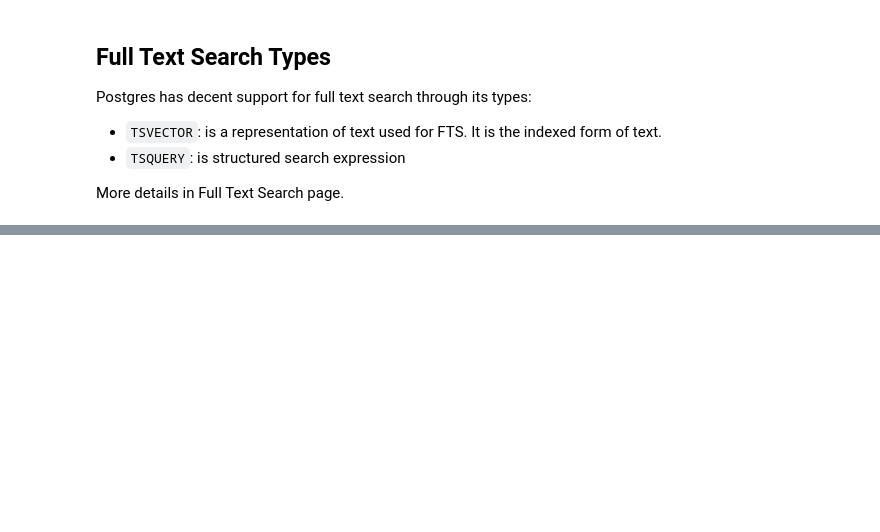
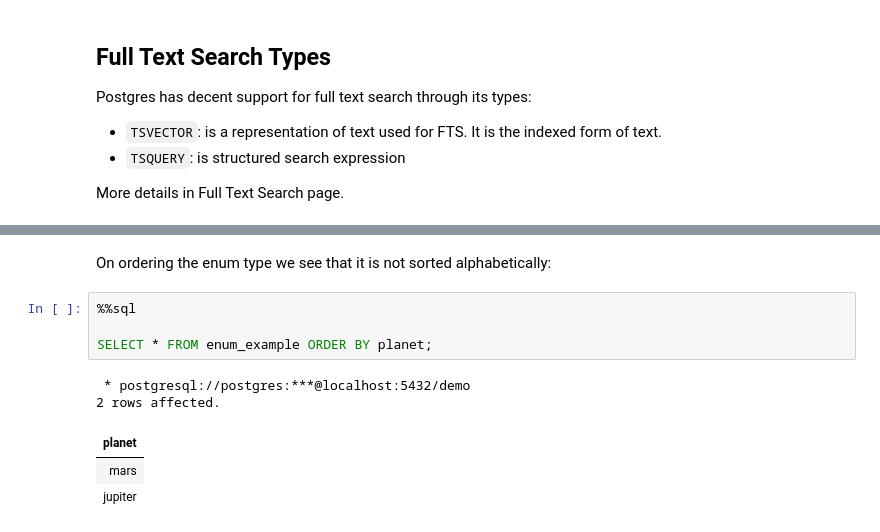
Before and after one commit to anjumsalman/jupyter-notebooks, a Jupyter notebook: Database/Postgres/Data Types.ipynb, the cells around one changed output, grey strips where cells are left out. Saved outputs shown, nothing was run; the diff lists cells and outputs as text; blank space fills up the shorter version.

```diff
--- a/Database/Postgres/Data Types.ipynb
+++ b/Database/Postgres/Data Types.ipynb
@@ -490,0 +521,12 @@ More details in Full Text Search page.
+# %% [markdown]
+On ordering the enum type we see that it is not sorted alphabetically:
+# %%
+%%sql
+
+SELECT * FROM enum_example ORDER BY planet;
+# %% [output]
+ * postgresql://postgres:***@localhost:5432/demo
+2 rows affected.
+| planet |
+| mars |
+| jupiter |
```
Also changed, not shown: parts of 17 cells of this notebook, 2 other files.
